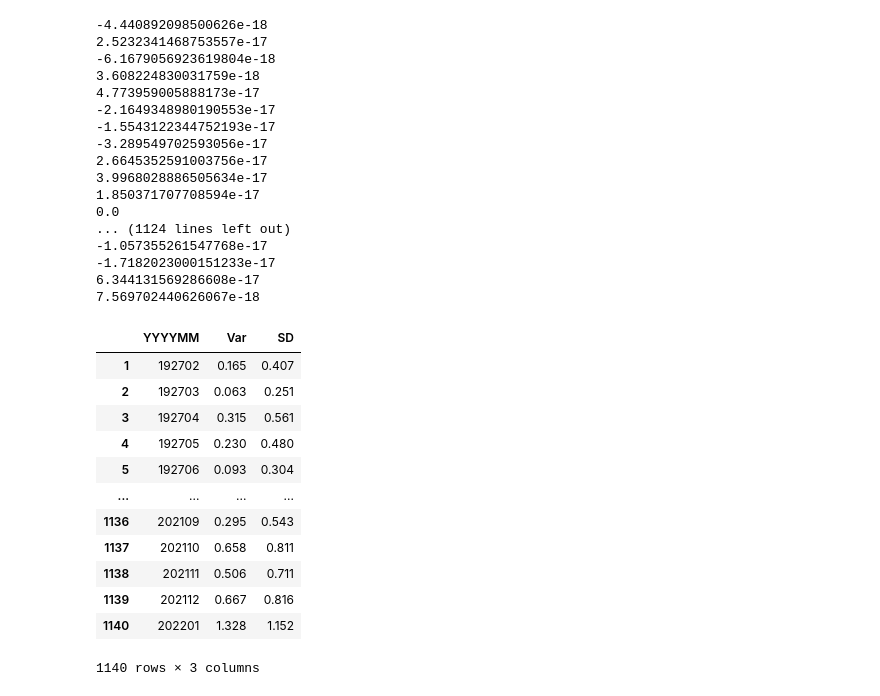
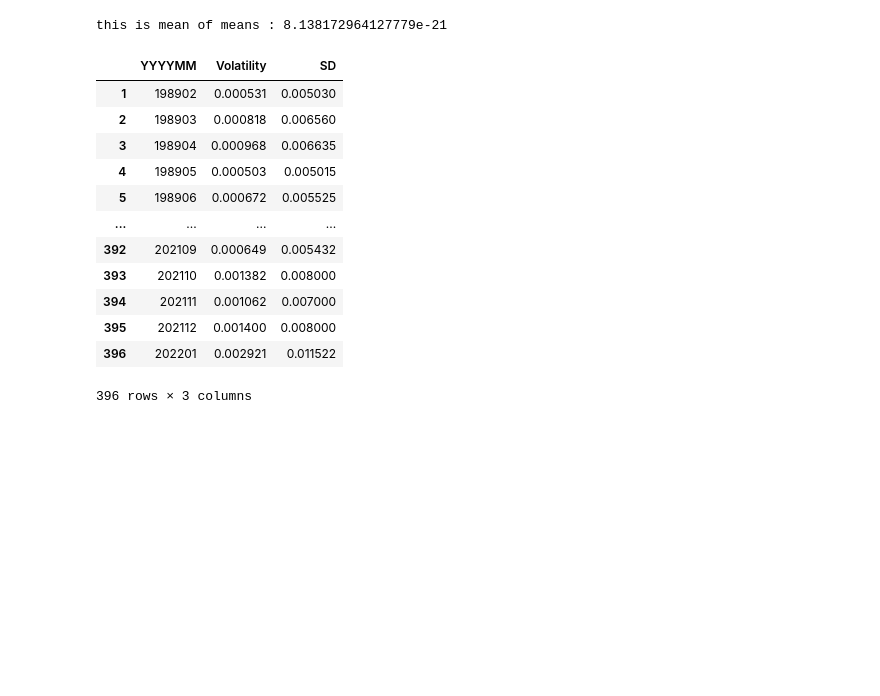
Before and after one commit to GhazaleZe/Machine-learning-for-optimal-portfolios, a Jupyter notebook: CompAss4_V1.ipynb, the cells around one changed output. Drawn from its saved outputs; the diff is of its cells as text; code cells hidden in the pictures; blank space fills up the shorter version.

```diff
--- a/CompAss4_V1.ipynb
+++ b/CompAss4_V1.ipynb
@@ -73,29 +109,31 @@ FF_daily_df.head()
 # %%
 def extract_monthly_volitility(FF_daily_df):
-  df_volitility_daily = pd.DataFrame(columns=['YYYYMM', 'Var','SD'])
+  df_volitility_daily = pd.DataFrame(columns=['YYYYMM', 'Volatility','SD'])
   #def volatility_from_daily(df):
   year_index = np.arange(1927, 2022, 1)
   month_index = [f'{i:02}' for i in range(1, 13)]
   FF_daily_df['year'] = FF_daily_df['YYMMDD'].str[:4]
   FF_daily_df['month'] = FF_daily_df['YYMMDD'].str[4:6]
   FF_daily_df['day'] = FF_daily_df['YYMMDD'].str[6:]
+
   #FF_daily_df.head(50)
   for year in year_index:
     for month in month_index:
       sub_set_daily = FF_daily_df[(FF_daily_df['year']==str(year)) & (FF_daily_df['month']==str(month))]
       subset_copy = sub_set_daily.copy()
-      subset_copy['Mkt-RF'] = subset_copy['Mkt-RF'].astype(float).apply(lambda x: round(x**2, 3))
+      subset_copy['Mkt-RF'] = subset_copy['Mkt-RF'].apply(lambda x: x**2)
       sub_set_daily = subset_copy
       new_index = len(df_volitility_daily) + 1
       if month == '12':
-        df_volitility_daily.loc[new_index] = [str(year+1)+'01', round(sub_set_daily['Mkt-RF'].sum()/len(sub_set_daily['Mkt-RF']),3), round(np.sqrt(sub_set_daily['Mkt-RF'].sum()/len(sub_set_daily['Mkt-RF'])),3)]
+        df_volitility_daily.loc[new_index] = [str(year+1)+'01', sub_set_daily['Mkt-RF'].sum()/len(sub_set_daily['Mkt-RF']), round(np.sqrt(sub_set_daily['Mkt-RF'].sum()/len(sub_set_daily['Mkt-RF'])),3)]
       elif month <'09':
-        df_volitility_daily.loc[new_index] = [str(year)+ '0' +str(int(month)+1), round(sub_set_daily['Mkt-RF'].sum()/len(sub_set_daily['Mkt-RF']),3), round(np.sqrt(sub_set_daily['Mkt-RF'].sum()/len(sub_set_daily['Mkt-RF'])),3)]
+        df_volitility_daily.loc[new_index] = [str(year)+ '0' +str(int(month)+1), sub_set_daily['Mkt-RF'].sum()/len(sub_set_daily['Mkt-RF']), round(np.sqrt(sub_set_daily['Mkt-RF'].sum()/len(sub_set_daily['Mkt-RF'])),3)]
       else:
-        df_volitility_daily.loc[new_index] = [str(year)+str(int(month)+1), round(sub_set_daily['Mkt-RF'].sum()/len(sub_set_daily['Mkt-RF']),3),round(np.sqrt(sub_set_daily['Mkt-RF'].sum()/len(sub_set_daily['Mkt-RF'])),3)]
+        df_volitility_daily.loc[new_index] = [str(year)+str(int(month)+1), sub_set_daily['Mkt-RF'].sum()/len(sub_set_daily['Mkt-RF']),round(np.sqrt(sub_set_daily['Mkt-RF'].sum()/len(sub_set_daily['Mkt-RF'])),3)]
 
   df_volitility_daily.to_csv('volitility_daily.csv', index=False)
   return df_volitility_daily
 
-extract_monthly_volitility(FF_daily_df)
+df_volitility_daily=extract_monthly_volitility(FF_daily_df)
+df_volitility_daily
 # %% [output]
@@ -114,65 +152,53 @@ extract_monthly_volitility(FF_daily_df)
 1140 rows × 3 columns
 # %%
 def extract_monthly_volitility_mean(FF_daily_df):
-  df_volitility_daily = pd.DataFrame(columns=['YYYYMM', 'Var','SD'])
+  df_volitility_daily = pd.DataFrame(columns=['YYYYMM', 'Volatility','SD'])
   #def volatility_from_daily(df):
-  year_index = np.arange(1927, 2022, 1)
+  year_index = np.arange(1989, 2022, 1)
   month_index = [f'{i:02}' for i in range(1, 13)]
   FF_daily_df['year'] = FF_daily_df['YYMMDD'].str[:4]
   FF_daily_df['month'] = FF_daily_df['YYMMDD'].str[4:6]
   FF_daily_df['day'] = FF_daily_df['YYMMDD'].str[6:]
+  mean_list =[]
   #FF_daily_df.head(50)
   for year in year_index:
     for month in month_index:
       sub_set_daily = FF_daily_df[(FF_daily_df['year']==str(year)) & (FF_daily_df['month']==str(month))]
       subset_copy1 = sub_set_daily.copy()
       subset_copy1['Mkt-RF'] = subset_copy1['Mkt-RF'] - (subset_copy1['Mkt-RF'].mean())
-      print (subset_copy1['Mkt-RF'].mean())
+      #print (subset_copy1['Mkt-RF'].mean())
+      mean_list.append(subset_copy1['Mkt-RF'].mean())
       sub_set_daily = subset_copy1
 
       subset_copy = sub_set_daily.copy()
-      subset_copy['Mkt-RF'] = subset_copy['Mkt-RF'].astype(float).apply(lambda x: round(x**2, 3))
+      subset_copy['Mkt-RF'] = subset_copy['Mkt-RF'].astype(float).apply(lambda x: x**2)
       sub_set_daily = subset_copy
       new_index = len(df_volitility_daily) + 1
       if month == '12':
-        df_volitility_daily.loc[new_index] = [str(year+1)+'01', round(sub_set_daily['Mkt-RF'].sum()/len(sub_set_daily['Mkt-RF']),3), round(np.sqrt(sub_set_daily['Mkt-RF'].sum()/len(sub_set_daily['Mkt-RF'])),3)]
+        df_volitility_daily.loc[new_index] = [str(year+1)+'01', sub_set_daily['Mkt-RF'].sum(), np.sqrt(sub_set_daily['Mkt-RF'].sum()/len(sub_set_daily['Mkt-RF']))]
       elif month <'09':
-        df_volitility_daily.loc[new_index] = [str(year)+ '0' +str(int(month)+1), round(sub_set_daily['Mkt-RF'].sum()/len(sub_set_daily['Mkt-RF']),3), round(np.sqrt(sub_set_daily['Mkt-RF'].sum()/len(sub_set_daily['Mkt-RF'])),3)]
+        df_volitility_daily.loc[new_index] = [str(year)+ '0' +str(int(month)+1), sub_set_daily['Mkt-RF'].sum(), np.sqrt(sub_set_daily['Mkt-RF'].sum()/len(sub_set_daily['Mkt-RF']))]
       else:
-        df_volitility_daily.loc[new_index] = [str(year)+str(int(month)+1), round(sub_set_daily['Mkt-RF'].sum()/len(sub_set_daily['Mkt-RF']),3),round(np.sqrt(sub_set_daily['Mkt-RF'].sum()/len(sub_set_daily['Mkt-RF'])),3)]
+        df_volitility_daily.loc[new_index] = [str(year)+str(int(month)+1), sub_set_daily['Mkt-RF'].sum(),round(np.sqrt(sub_set_daily['Mkt-RF'].sum()/len(sub_set_daily['Mkt-RF'])),3)]
 
   df_volitility_daily.to_csv('volitility_daily_mean.csv', index=False)
+  print("this is mean of means :", np.mean(mean_list))
   return df_volitility_daily
 
-extract_monthly_volitility_mean(FF_daily_df)
+df_volitility_daily = extract_monthly_volitility_mean(FF_daily_df)
+df_volitility_daily
 # %% [output]
--4.440892098500626e-18
-2.5232341468753557e-17
--6.1679056923619804e-18
-3.608224830031759e-18
-4.773959005888173e-17
--2.1649348980190553e-17
--1.5543122344752193e-17
--3.289549702593056e-17
-2.6645352591003756e-17
-3.9968028886505634e-17
-1.850371707708594e-17
-0.0
-... (1124 lines left out)
--1.057355261547768e-17
--1.7182023000151233e-17
-6.344131569286608e-17
-7.569702440626067e-18
+this is mean of means : 8.138172964127779e-21
-|  | YYYYMM | Var | SD |
-| 1 | 192702 | 0.165 | 0.407 |
-| 2 | 192703 | 0.063 | 0.251 |
-| 3 | 192704 | 0.315 | 0.561 |
-| 4 | 192705 | 0.230 | 0.480 |
-| 5 | 192706 | 0.093 | 0.304 |
+|  | YYYYMM | Volatility | SD |
+| 1 | 198902 | 0.000531 | 0.005030 |
+| 2 | 198903 | 0.000818 | 0.006560 |
+| 3 | 198904 | 0.000968 | 0.006635 |
+| 4 | 198905 | 0.000503 | 0.005015 |
+| 5 | 198906 | 0.000672 | 0.005525 |
 | ... | ... | ... | ... |
-| 1136 | 202109 | 0.295 | 0.543 |
-| 1137 | 202110 | 0.658 | 0.811 |
-| 1138 | 202111 | 0.506 | 0.711 |
-| 1139 | 202112 | 0.667 | 0.816 |
-| 1140 | 202201 | 1.328 | 1.152 |
+| 392 | 202109 | 0.000649 | 0.005432 |
+| 393 | 202110 | 0.001382 | 0.008000 |
+| 394 | 202111 | 0.001062 | 0.007000 |
+| 395 | 202112 | 0.001400 | 0.008000 |
+| 396 | 202201 | 0.002921 | 0.011522 |
-1140 rows × 3 columns
+396 rows × 3 columns
```
Also changed, not shown: parts of 29 cells of this notebook.
